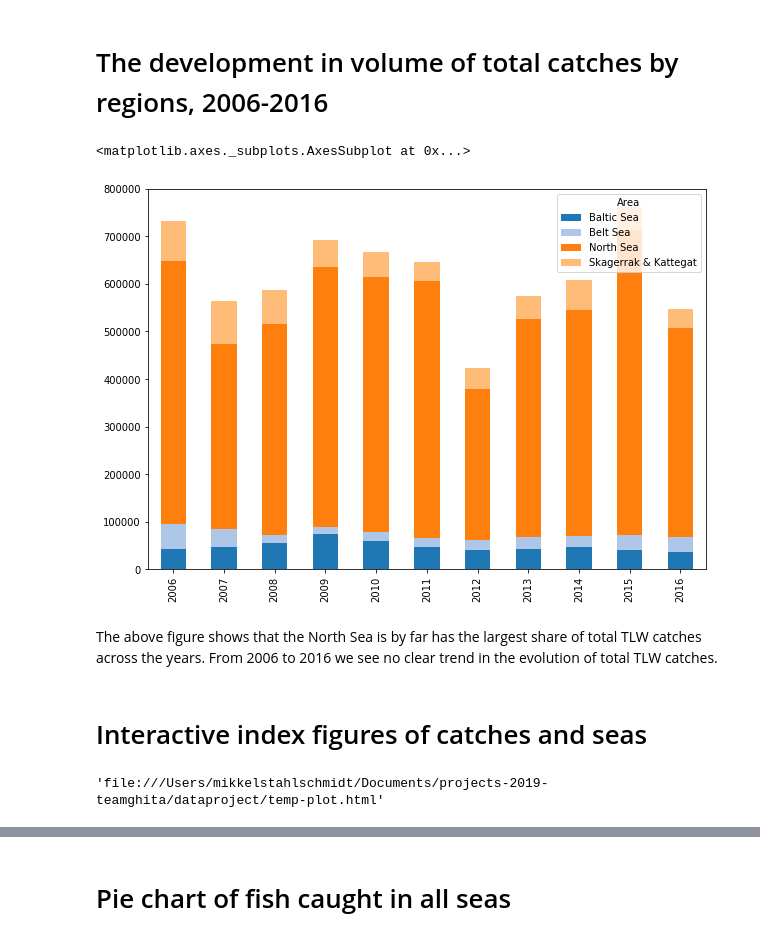
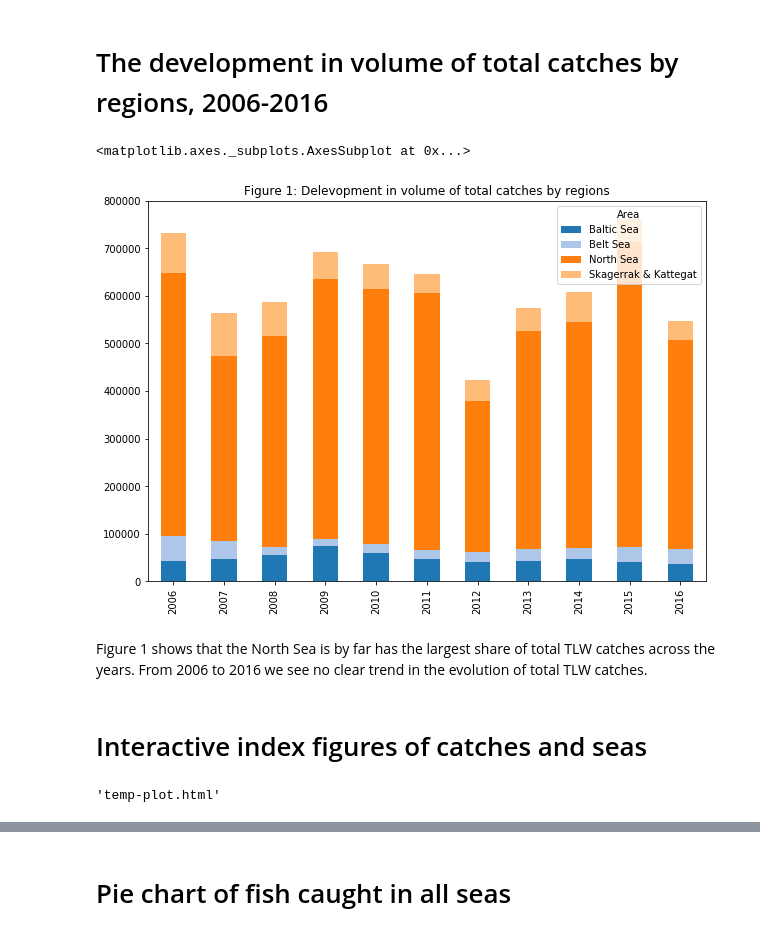
Before and after one commit to NumEconCopenhagen/projects-2019-teamghita, a Jupyter notebook: dataproject/dataProject.ipynb, the cells around one changed output, grey strips where cells are left out. Drawn from its saved outputs; the diff is of its cells as text; code cells hidden in the pictures.

```diff
--- a/dataproject/dataProject.ipynb
+++ b/dataproject/dataProject.ipynb
@@ -132,3 +88,27 @@ data = data.drop(['SpeciesCount'], axis=1)
+# %%
+#Renaming from species codes to species names
+def replaceFish(data, oldname, newname):
+    data.loc[data['Species'] == oldname, ['Species']] = newname
+    return data
+
+oldname = ['BLL','BOR','CAP','CAT','COD','CSH','DAB','ELE','FLE',
+           'HAD','HER','HKE','HOM','LBE','LEM','LIN','LUM','MAC',
+           'MON','MUS','NEP','OYF','PLE','POK','POL','PRA','SAL',
+           'SAN','SOL','SPR','TRS','TUR','WHB','WHG','WIT']
+newname = ['Slethvar','Havgalt','Lodde','Havkat','Torsk','Hestereje',
+           'Ising','Blanke/gule ål','Skrubbe','Kuller','Sild','Kulmule',
+           'Hestemakrel','Alm. hummer','Rødtunge','Lange','Kulso/stenbider',
+           'Makrel','Havtaske','Blåmusling','Dybvandhummer','Østers','Rødspætte',
+           'Mørksej','Lyssej','Dybvandsrejer','Laks','Tobis','Tunge','Brisling',
+           'Havørred','Pighvar','Blåhvilling','Hvilling','Skærising']
+for o,n in zip(oldname,newname):
+     data = replaceFish(data, o,n)
+
+
+#Dropping irrelevant species by counting the length (if =3 then it's an untouched abbreviation) and dropping abbreviations not translated (i.e. not major catch)
+data['SpeciesCount']  = data['Species'].apply(len)
+data = data.loc[data['SpeciesCount'] != 3]
+data = data.drop(['SpeciesCount'], axis=1)
 # %% [markdown]
 ## Dropping of irrelevant areas and renaming from codes to names
 # %%
@@ -224,24 +204,24 @@ Relative_C_Sound_Sea=Total_Sound_C/Total_Sound
 # %%
 #First we groupby.sum (equivalent to collapse (sum) in stata by Area(=Sea))
 datasum = data.groupby(['Area'])['y2016','y2015','y2014','y2013','y2012','y2011','y2010','y2009','y2008','y2007','y2006'].sum()
 #We drop the aggregated category 'All seas'
 datasum = datasum.drop(['All seas'])
 #We transpose the dataset for easier creation of stacked bar plot, reverse the order and remove "y" from years
 datasumt = datasum.transpose()
 datasumt = datasumt[::-1]
 
 datasumt.index = np.arange(2006, len(datasumt) + 2006)
 
 #Define colors and generate figure
 color = ["#1f77b4", "#aec7e8", "#ff7f0e", "#ffbb78",
           "#2ca02c", "#98df8a", "#d62728", "#ff9896",
          "#9467bd", "#c5b0d5", "#7f7f7f"]
-datasumt.loc[:,['Baltic Sea','Belt Sea','North Sea', 'Skagerrak & Kattegat']].plot.bar(stacked=True, color=color,figsize=(10,7))
+datasumt.loc[:,['Baltic Sea','Belt Sea','North Sea', 'Skagerrak & Kattegat']].plot.bar(stacked=True, title='Figure 1: Delevopment in volume of total catches by regions', color=color,figsize=(10,7))
 # %% [output]
 <matplotlib.axes._subplots.AxesSubplot at 0x...>
-[figure, old version]
+[figure, new version]
 # %% [markdown]
-The above figure shows that the North Sea is by far has the largest share of total TLW catches across the years. From 2006 to 2016 we see no clear trend in the evolution of total TLW catches.
+Figure 1 shows that the North Sea is by far has the largest share of total TLW catches across the years. From 2006 to 2016 we see no clear trend in the evolution of total TLW catches.
 # %% [markdown]
 # Interactive index figures of catches and seas
 # %%
@@ -277,7 +257,7 @@ datafig = [go.Scatter(x=largest.columns,
                    y=largest.loc[Species],
                    name=Species) for Species in largest.index]
 layout = go.Layout(
-    title='Normalization of catches by species for 10 largest catches, all seas',
+    title='Figure 2: Normalization of catches by species for 10 largest catches, all seas',
     yaxis=dict(title='2006=100'),
     xaxis=dict(title='Years')
 )
@@ -285,4 +265,4 @@ layout = go.Layout(
 fig = go.Figure(data=datafig, layout=layout)
 plot(fig)
 # %% [output]
-'file:///Users/mikkelstahlschmidt/Documents/projects-2019-teamghita/dataproject/temp-plot.html'
+'temp-plot.html'
```
Also changed, not shown: parts of 17 cells of this notebook, 3 other files.
